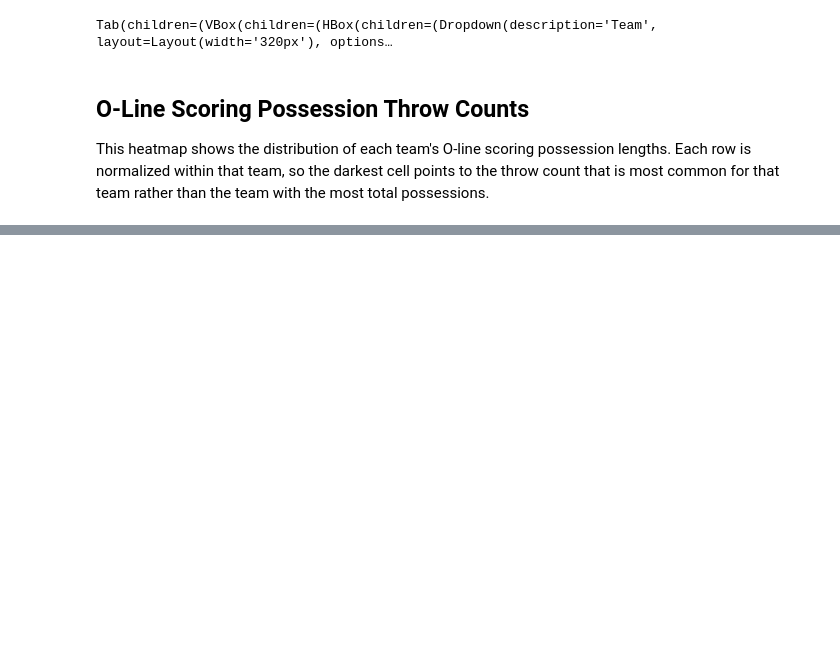
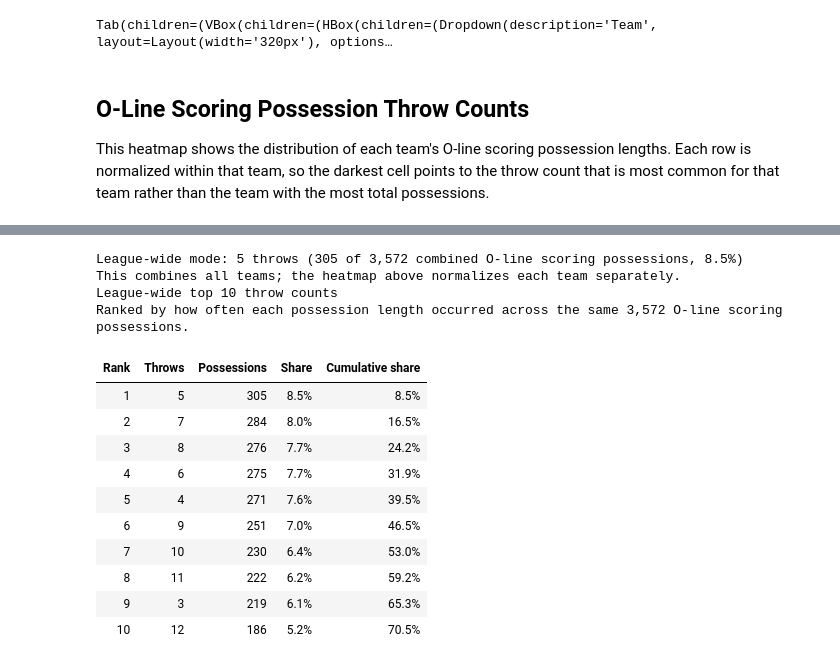
Before and after one commit to Tttaussig33/ufa-aec-possessions, a Jupyter notebook: notebooks/01_team_aec_possession_shapes.ipynb, the cells around one changed output, grey strips where cells are left out. Cells and saved outputs as stored; diff of their text form; code cells hidden in the pictures; blank space fills up the shorter version.

Commit message:
Create leaderboard for top 10 throw counts for possession length

```diff
--- a/notebooks/01_team_aec_possession_shapes.ipynb
+++ b/notebooks/01_team_aec_possession_shapes.ipynb
@@ -268,3 +268,83 @@ throw_count_distribution_fig = plot_team_throw_count_distribution(
 display(HTML(throw_count_distribution_fig.to_html(include_plotlyjs='cdn', full_html=False)))
 # %% [output]
 [interactive output not drawn]
+# %%
+league_o_line_scoring = league_possessions[
+    league_possessions['line_type'].astype(str).str.lower().eq('o_line')
+    & league_possessions['outcome'].astype(str).str.lower().eq('goal')
+].copy()
+league_o_line_scoring['throw_count'] = pd.to_numeric(
+    league_o_line_scoring['throw_count'],
+    errors='coerce',
+)
+league_throw_counts = (
+    league_o_line_scoring['throw_count']
+    .dropna()
+    .astype(int)
+    .value_counts()
+    .sort_index()
+)
+
+if league_throw_counts.empty:
+    display(HTML('<div style="color:#52637a; padding:10px 0;">No league O-line scoring possessions available for the current filters.</div>'))
+else:
+    league_mode_frequency = int(league_throw_counts.max())
+    league_mode_throw_counts = league_throw_counts[
+        league_throw_counts.eq(league_mode_frequency)
+    ].index.tolist()
+    league_total_o_line_scores = int(league_throw_counts.sum())
+    league_mode_share = league_mode_frequency / league_total_o_line_scores
+    league_mode_label = ', '.join(str(value) for value in league_mode_throw_counts)
+
+    league_throw_count_leaderboard = (
+        league_throw_counts.rename('possessions')
+        .rename_axis('throw_count')
+        .reset_index()
+        .sort_values(['possessions', 'throw_count'], ascending=[False, True])
+        .reset_index(drop=True)
+    )
+    league_throw_count_leaderboard['rank'] = range(1, len(league_throw_count_leaderboard) + 1)
+    league_throw_count_leaderboard['share'] = (
+        league_throw_count_leaderboard['possessions'] / league_total_o_line_scores
+    )
+    league_throw_count_leaderboard['cumulative_share'] = league_throw_count_leaderboard['share'].cumsum()
+    top_throw_counts = league_throw_count_leaderboard.head(10)
+    leaderboard_rows = ''.join(
+        f'<tr><td>{int(row.rank)}</td><td><b>{int(row.throw_count)}</b></td>'
+        f'<td>{int(row.possessions):,}</td><td>{row.share:.1%}</td>'
+        f'<td>{row.cumulative_share:.1%}</td></tr>'
+        for row in top_throw_counts.itertuples()
+    )
+
+    display(HTML(
+        f'<div style="margin:8px 0 16px; padding:12px 14px; border-left:4px solid #2f7d3b; background:#f3f8f2; color:#20385f; font-family:Segoe UI, Arial, sans-serif;">'
+        f'<b>League-wide mode:</b> {league_mode_label} throws '
+        f'<span style="color:#52637a;">({league_mode_frequency:,} of {league_total_o_line_scores:,} combined O-line scoring possessions, {league_mode_share:.1%})</span>'
+        f'<br><span style="font-size:12px; color:#667792;">This combines all teams; the heatmap above normalizes each team separately.</span>'
+        f'<h4 style="margin:16px 0 6px; color:#20385f;">League-wide top 10 throw counts</h4>'
+        f'<div style="font-size:12px; color:#667792; margin-bottom:8px;">Ranked by how often each possession length occurred across the same {league_total_o_line_scores:,} O-line scoring possessions.</div>'
+        f'<table style="border-collapse:collapse; width:min(100%, 720px); font-size:13px;">'
+        f'<thead><tr style="background:#e4efe2; text-align:left;">'
+        f'<th style="padding:7px 10px;">Rank</th>'
+        f'<th style="padding:7px 10px;">Throws</th>'
+        f'<th style="padding:7px 10px;">Possessions</th>'
+        f'<th style="padding:7px 10px;">Share</th>'
+        f'<th style="padding:7px 10px;">Cumulative share</th></tr></thead>'
+        f'<tbody>{leaderboard_rows}</tbody></table></div>'
+    ))
+# %% [output]
+League-wide mode: 5 throws (305 of 3,572 combined O-line scoring possessions, 8.5%)
+This combines all teams; the heatmap above normalizes each team separately.
+League-wide top 10 throw counts
+Ranked by how often each possession length occurred across the same 3,572 O-line scoring possessions.
+| Rank | Throws | Possessions | Share | Cumulative share |
+| 1 | 5 | 305 | 8.5% | 8.5% |
+| 2 | 7 | 284 | 8.0% | 16.5% |
+| 3 | 8 | 276 | 7.7% | 24.2% |
+| 4 | 6 | 275 | 7.7% | 31.9% |
+| 5 | 4 | 271 | 7.6% | 39.5% |
+| 6 | 9 | 251 | 7.0% | 46.5% |
+| 7 | 10 | 230 | 6.4% | 53.0% |
+| 8 | 11 | 222 | 6.2% | 59.2% |
+| 9 | 3 | 219 | 6.1% | 65.3% |
+| 10 | 12 | 186 | 5.2% | 70.5% |
```
Also changed, not shown: parts of 2 cells of this notebook, 28 other files.
